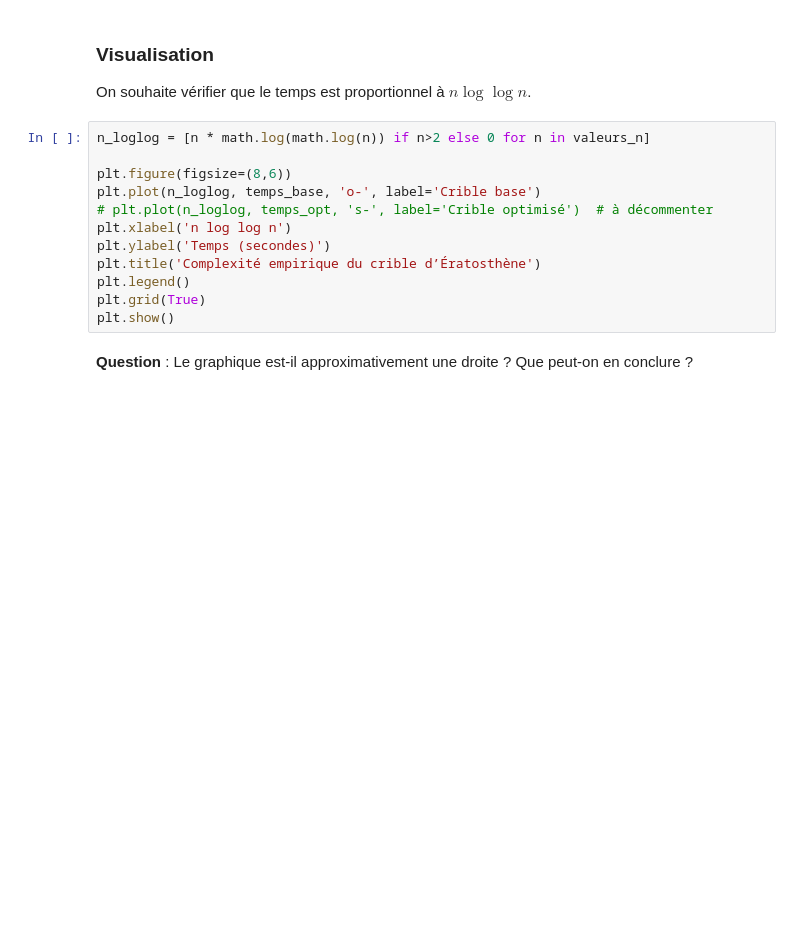
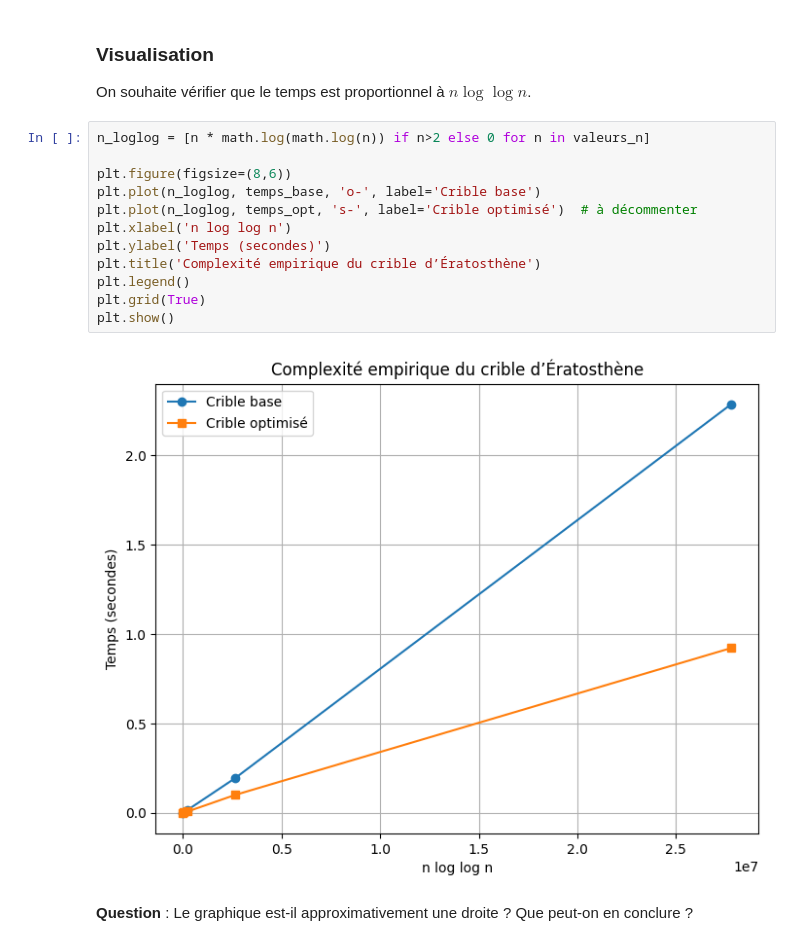
Before and after one commit to raantss18/MAFI-2026, a Jupyter notebook: TP1-introduction-a-python/Rabenja Mandresy/TP1.ipynb, the cells around one changed output. Cells and saved outputs as stored; diff of their text form; blank space fills up the shorter version.

Commit message:
TP1 - RABENJA Mandresy - Visualisation

```diff
--- a/TP1-introduction-a-python/Rabenja Mandresy/TP1.ipynb
+++ b/TP1-introduction-a-python/Rabenja Mandresy/TP1.ipynb
@@ -170,15 +170,17 @@ On souhaite vérifier que le temps est proportionnel à $n \log \log n$.
 # %%
 n_loglog = [n * math.log(math.log(n)) if n>2 else 0 for n in valeurs_n]
 
 plt.figure(figsize=(8,6))
 plt.plot(n_loglog, temps_base, 'o-', label='Crible base')
-# plt.plot(n_loglog, temps_opt, 's-', label='Crible optimisé')  # à décommenter
+plt.plot(n_loglog, temps_opt, 's-', label='Crible optimisé')  # à décommenter
 plt.xlabel('n log log n')
 plt.ylabel('Temps (secondes)')
 plt.title('Complexité empirique du crible d’Ératosthène')
 plt.legend()
 plt.grid(True)
 plt.show()
+# %% [output]
+[figure, added]
 # %% [markdown]
 **Question** : Le graphique est-il approximativement une droite ? Que peut-on en conclure ?
 # %% [markdown]
```
